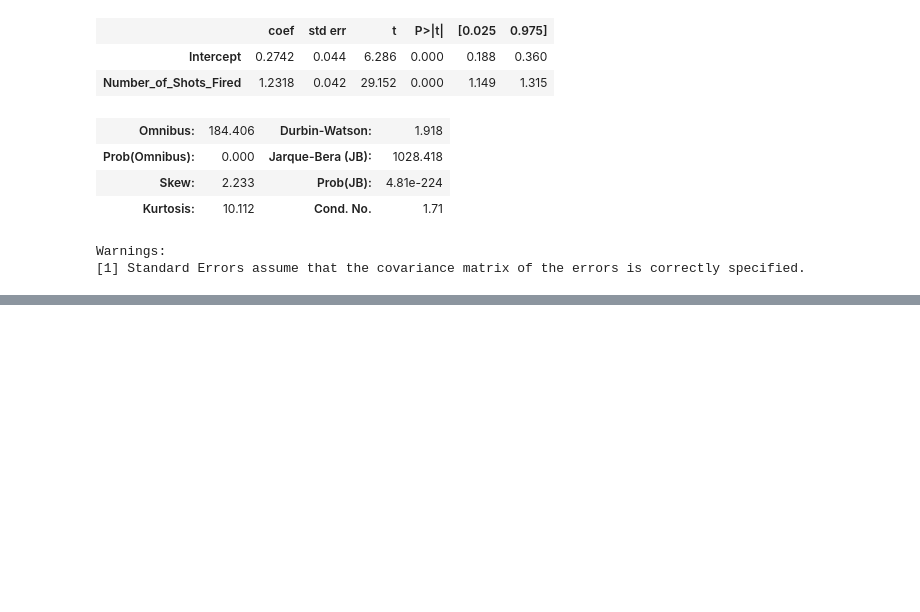
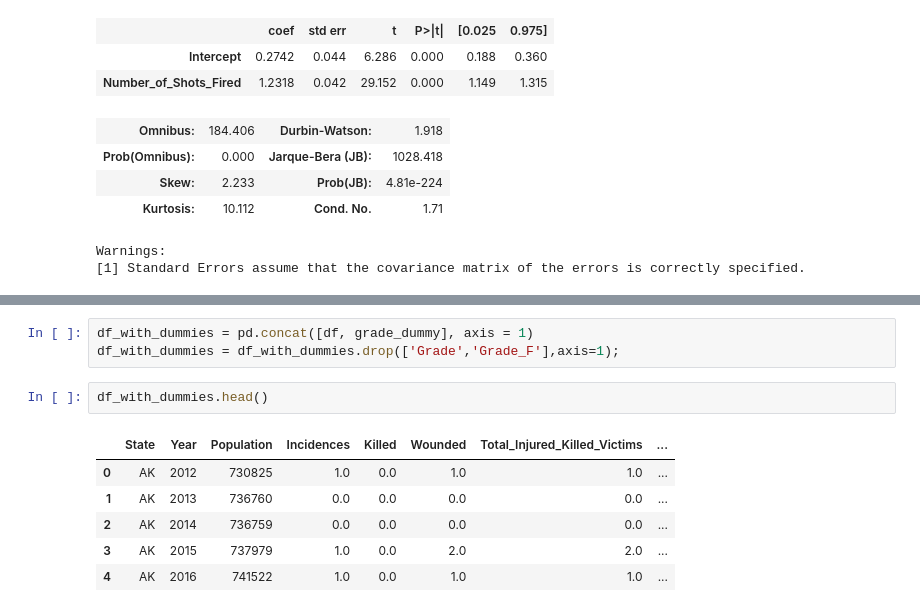
Before and after one commit to loisr/Mod-2-Project, a Jupyter notebook: Reshaped Data.ipynb, the cells around one changed output, grey strips where cells are left out. Saved outputs shown, nothing was run; the diff lists cells and outputs as text; blank space fills up the shorter version.

```diff
--- a/Reshaped Data.ipynb
+++ b/Reshaped Data.ipynb
@@ -299,0 +307,12 @@ Warnings:
+# %%
+df_with_dummies = pd.concat([df, grade_dummy], axis = 1)
+df_with_dummies = df_with_dummies.drop(['Grade','Grade_F'],axis=1);
+# %%
+df_with_dummies.head()
+# %% [output]
+|  | State | Year | Population | Incidences | Killed | Wounded | Total_Injured_Killed_Victims | ... |
+| 0 | AK | 2012 | 730825 | 1.0 | 0.0 | 1.0 | 1.0 | ... |
+| 1 | AK | 2013 | 736760 | 0.0 | 0.0 | 0.0 | 0.0 | ... |
+| 2 | AK | 2014 | 736759 | 0.0 | 0.0 | 0.0 | 0.0 | ... |
+| 3 | AK | 2015 | 737979 | 1.0 | 0.0 | 2.0 | 2.0 | ... |
+| 4 | AK | 2016 | 741522 | 1.0 | 0.0 | 1.0 | 1.0 | ... |
```
Also changed, not shown: parts of 8 cells of this notebook.
